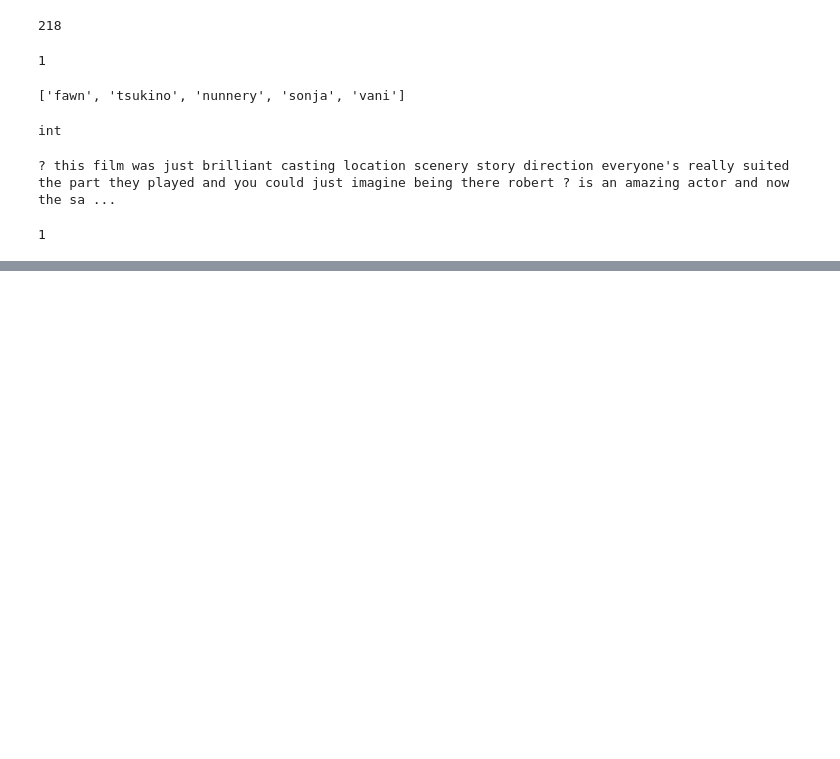
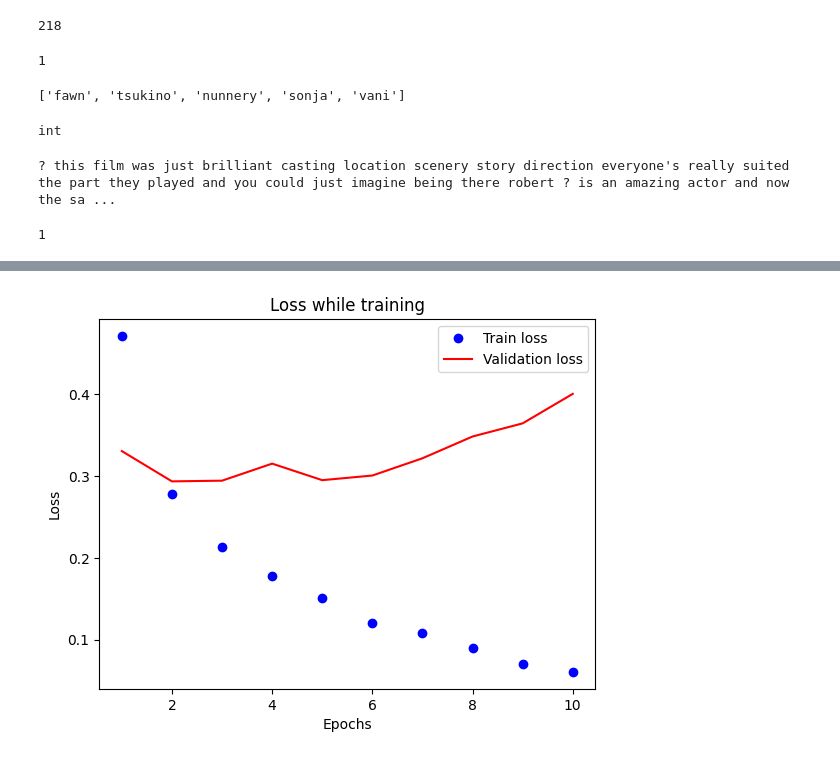
Before and after one commit to Venchislav/Neural-Networks, a Jupyter notebook: IMDB_Review_Classification.ipynb, the cells around one changed output, grey strips where cells are left out. Drawn from its saved outputs; the diff is of its cells as text; code cells hidden in the pictures; blank space fills up the shorter version.

```diff
--- a/IMDB_Review_Classification.ipynb
+++ b/IMDB_Review_Classification.ipynb
@@ -49,0 +72,3 @@ y_train[0]
+# %%
+y_train = np.asarray(y_train).astype('float32')
+y_test = np.asarray(y_test).astype('float32')
@@ -49,0 +86,19 @@ y_train[0]
+# %%
+model = keras.Sequential([
+    layers.Dense(32, activation='relu'),
+    layers.Dense(32, activation='relu'),
+    layers.Dense(1, activation='sigmoid')
+])
+# %%
+model.compile(
+    optimizer='rmsprop',
+    loss='binary_crossentropy',
+    metrics='accuracy'
+)
+# %%
+history = model.fit(
+    X_train, y_train,
+    validation_split=0.3,
+    epochs=10,
+    batch_size=512
+)
@@ -49,0 +128,14 @@ y_train[0]
+# %%
+history_dict = history.history
+loss = history_dict['loss']
+val_loss = history_dict['val_loss']
+epochs = range(1, len(loss) + 1)
+plt.plot(epochs, loss, 'bo', label='Train loss')
+plt.plot(epochs, val_loss, 'r', label='Validation loss')
+plt.title('Loss while training')
+plt.xlabel('Epochs')
+plt.ylabel('Loss')
+plt.legend()
+plt.show();
+# %% [output]
+[figure, added]
```
Also changed, not shown: parts of 11 cells of this notebook.
